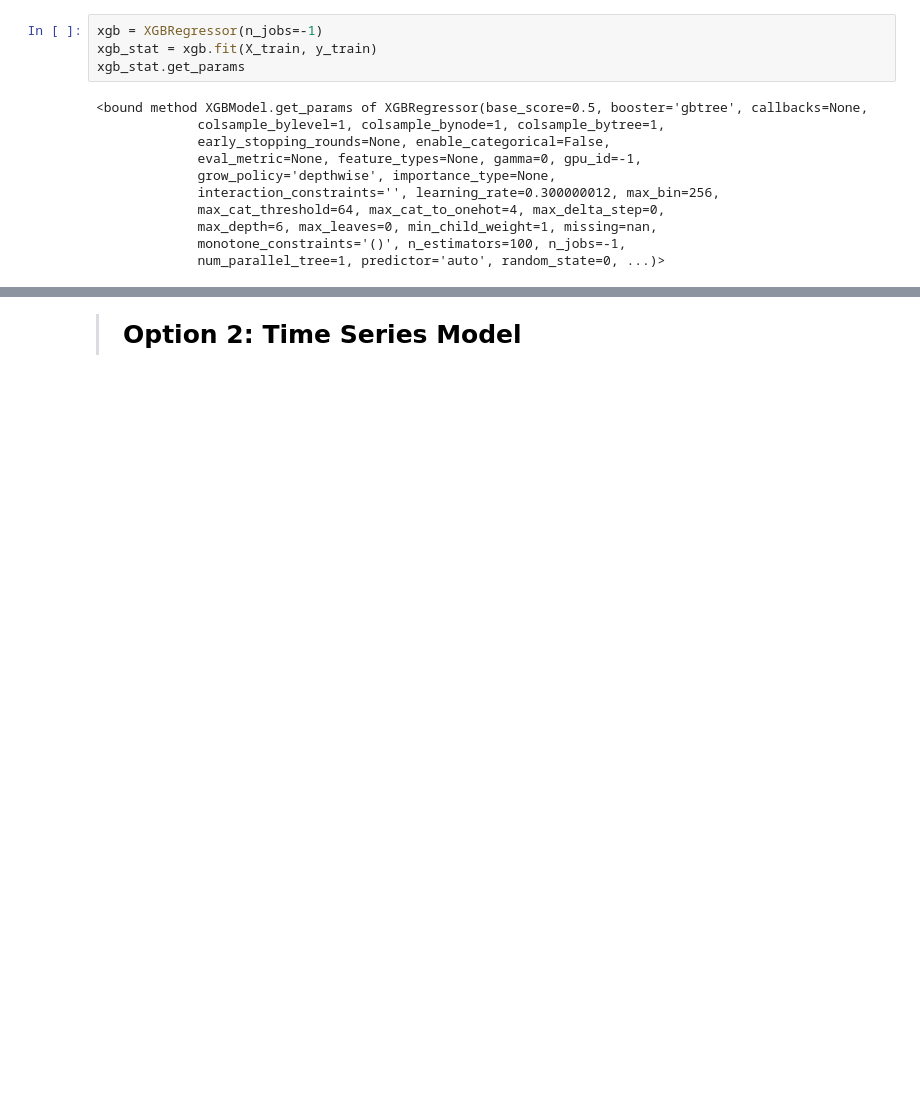
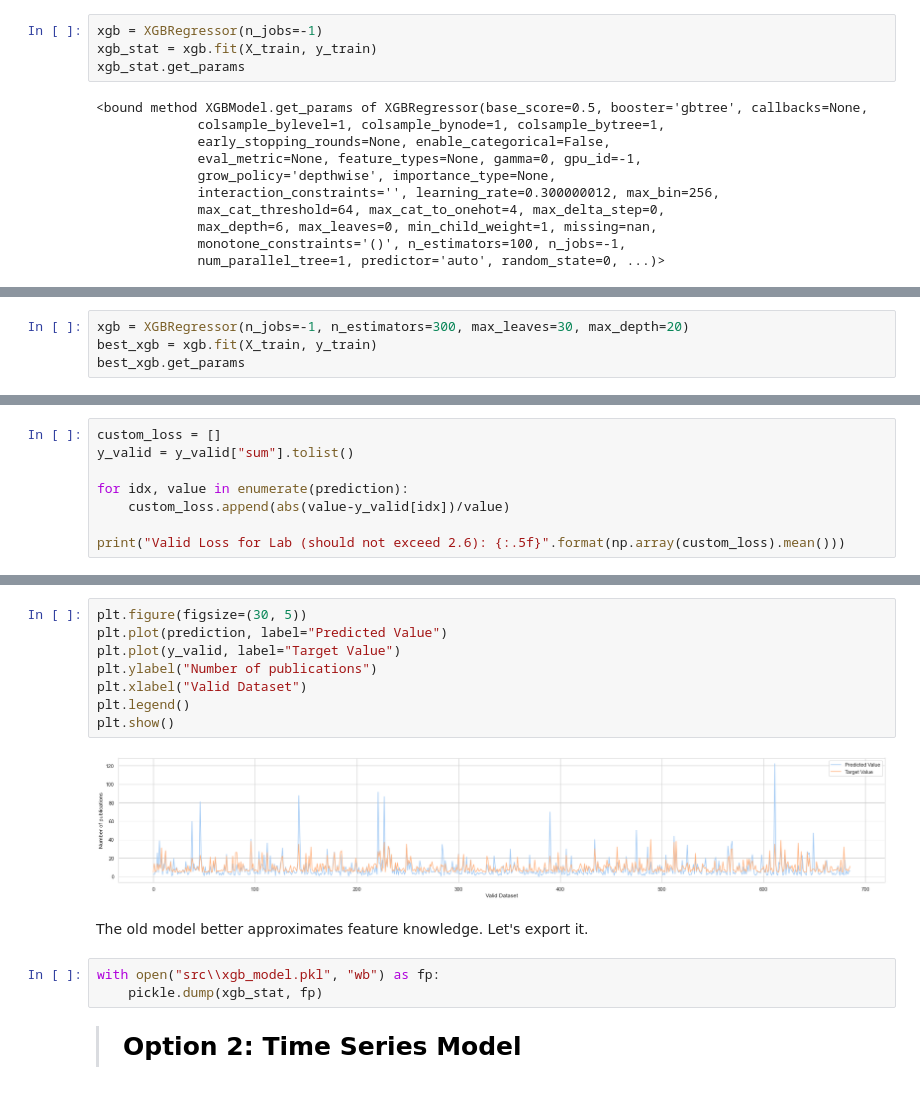
Before and after one commit to mdvdv/machine-learning-for-industrial-data, a Jupyter notebook: TASK 1/model_training.ipynb, the cells around one changed output, grey strips where cells are left out. Cells and saved outputs as stored; diff of their text form; blank space fills up the shorter version.

```diff
--- a/TASK 1/model_training.ipynb
+++ b/TASK 1/model_training.ipynb
@@ -161,0 +214,4 @@ Fitting 2 folds for each of 16 candidates, totalling 32 fits
+# %%
+xgb = XGBRegressor(n_jobs=-1, n_estimators=300, max_leaves=30, max_depth=20)
+best_xgb = xgb.fit(X_train, y_train)
+best_xgb.get_params
@@ -176,0 +255,8 @@ with open("model.pkl", "wb") as fp:
+# %%
+custom_loss = []
+y_valid = y_valid["sum"].tolist()
+
+for idx, value in enumerate(prediction):
+    custom_loss.append(abs(value-y_valid[idx])/value)
+
+print("Valid Loss for Lab (should not exceed 2.6): {:.5f}".format(np.array(custom_loss).mean()))
@@ -180,3 +295,18 @@ eli5.show_weights(importance, feature_names=X_valid.columns.tolist())
+# %%
+plt.figure(figsize=(30, 5))
+plt.plot(prediction, label="Predicted Value")
+plt.plot(y_valid, label="Target Value")
+plt.ylabel("Number of publications")
+plt.xlabel("Valid Dataset")
+plt.legend()
+plt.show()
+# %% [output]
+[figure, added]
+# %% [markdown]
+The old model better approximates feature knowledge. Let's export it.
+# %%
+with open("src\\xgb_model.pkl", "wb") as fp:
+    pickle.dump(xgb_stat, fp)
 # %% [markdown]
 <blockquote style="border-color: rgba(124,203,234,0.25)">
     <a name="002" style="color: black">
```
Also changed, not shown: parts of 43 cells of this notebook.
